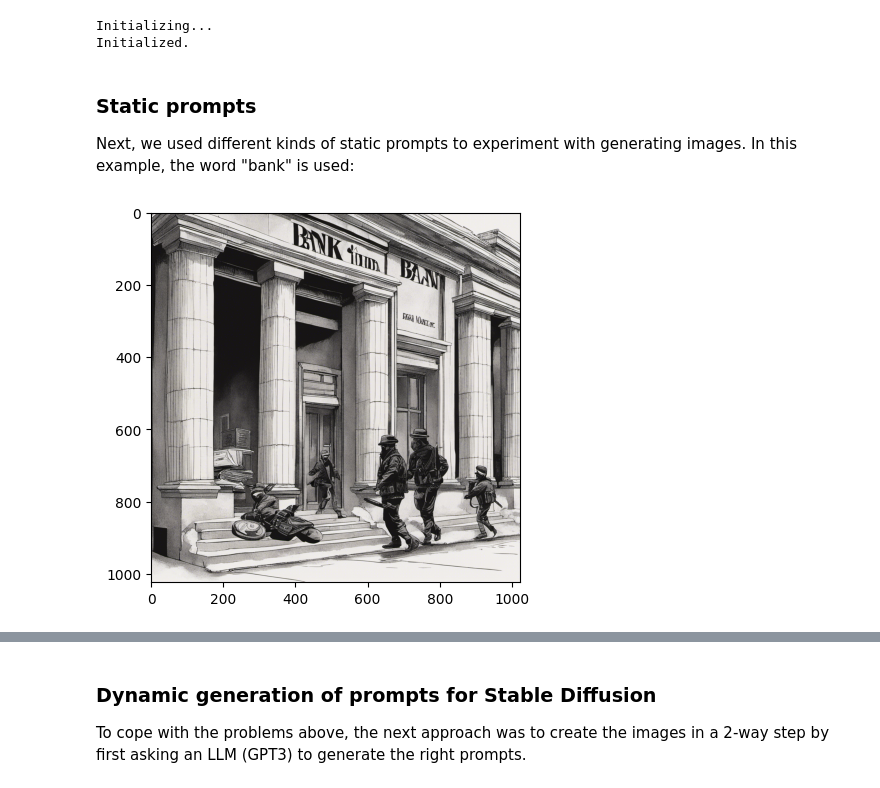
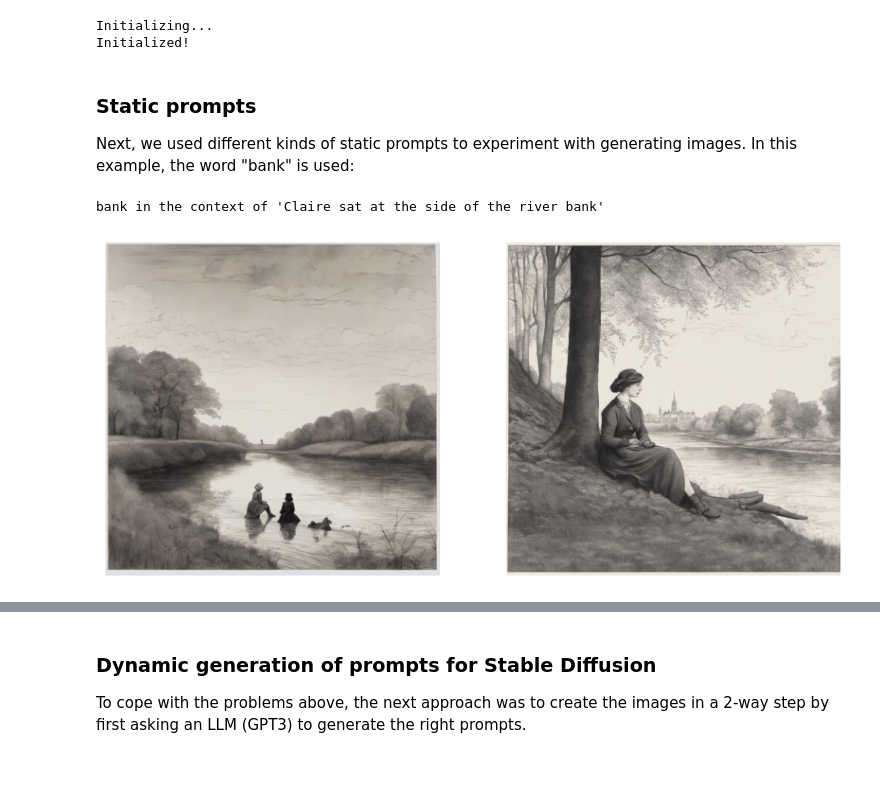
Before and after one commit to Tolkie-NL/explanatory-images, a Jupyter notebook: generate_images.ipynb, the cells around one changed output, grey strips where cells are left out. Drawn from its saved outputs; the diff is of its cells as text; code cells hidden in the pictures.

```diff
--- a/generate_images.ipynb
+++ b/generate_images.ipynb
@@ -18,11 +18,15 @@ First, we have created static prompts to generate images. In order to run the co
 import io
 import os
 import warnings
+import openai
+import traceback
 
 from PIL import Image
 from stability_sdk import client
 
 import stability_sdk.interfaces.gooseai.generation.generation_pb2 as generation
+
+
 
 from dotenv import load_dotenv
 load_dotenv()
@@ -38,10 +42,10 @@ if not STABILITY_KEY:
     raise ValueError("Please set STABILITY_KEY in your .env file.")
 
 
-def generate_image(prompt: str) -> Image:
+def generate_images(prompt: str, nr_of_images: int = 1) -> Image:
     stability_api = client.StabilityInference(
         key=STABILITY_KEY,  # API Key reference.
-        verbose=True,  # Print debug messages.
+        verbose=False,  # Print debug messages.
         engine="stable-diffusion-xl-1024-v1-0",  # Set the engine to use for generation.
     )
 
@@ -52,10 +56,11 @@ def generate_image(prompt: str) -> Image:
         cfg_scale=8.0,  # Influences how strongly your generation is guided to match your prompt.
         width=1024,  # Generation width, defaults to 512 if not included.
         height=1024,  # Generation height, defaults to 512 if not included.
-        samples=1,  # Number of images to generate, defaults to 1 if not included.
+        samples=nr_of_images,  # Number of images to generate, defaults to 1 if not included.
         sampler=generation.SAMPLER_K_DPMPP_2M  # Choose which sampler we want to denoise our generation with.
     )
 
+    result = []
     for resp in answers:
         for artifact in resp.artifacts:
             if artifact.finish_reason == generation.FILTER:
@@ -65,30 +70,60 @@ def generate_image(prompt: str) -> Image:
                 )
             if artifact.type == generation.ARTIFACT_IMAGE:
                 image = Image.open(io.BytesIO(artifact.binary))
-                return image
+                result.append(image)
 
-    return None
+    return result
+
+openai.api_key = OPENAI_API_KEY
+
+def call_openai_api(prompt_text: str, max_tokens: int = 50) -> str:
+    try:
+        response = openai.ChatCompletion.create(
+            model="gpt-4-1106-preview",
+            messages=[{"role": "user", "content": prompt_text}],
+            temperature=0.5,
+            max_tokens=max_tokens,
+            n=1,
+        )
+
+        return response.choices[0]["message"]["content"].strip().strip('"').strip("!")
+
+    except Exception as e:
+        print(prompt_text)
+        print(e)
+        traceback.print_exc()
+        return None
 
 print("Initialized!")
 # %% [output]
 Initializing...
-Initialized.
+Initialized!
 # %% [markdown]
 ### Static prompts
 Next, we used different kinds of static prompts to experiment with generating images. In this example, the word "bank" is used:
 # %%
 import matplotlib.pyplot as plt
 
-def create_static_image(prompt: str):
-    image = generate_image(prompt=prompt)
-    if image:
+def create_static_images(prompt: str):
+    images = generate_images(prompt=prompt, nr_of_images=2)
+    fig = plt.figure(figsize=(10, 7))
+    for i, image in enumerate(images, 1):
+        fig.add_subplot(1, len(images), i)
         plt.imshow(image)
+        plt.axis('off')
+    print(prompt)
 
 word = "bank"
-text = "the robbers robbed the bank and ran away with the money"
+text = "Claire went to the bank to deposit her money."
 prompt = f"{word} in the context of '{text}'"
 
-create_static_image(prompt=prompt)
+create_static_images(prompt=prompt)
-# %% [output]
-[figure, removed]
+# %%
+
+text2 = "Claire sat at the side of the river bank"
+prompt2 = f"{word} in the context of '{text2}'"
+create_static_images(prompt=prompt2)
+# %% [output]
+bank in the context of 'Claire sat at the side of the river bank'
+[figure, added]
 # %% [markdown]
```
Also changed, not shown: parts of 8 cells of this notebook.
